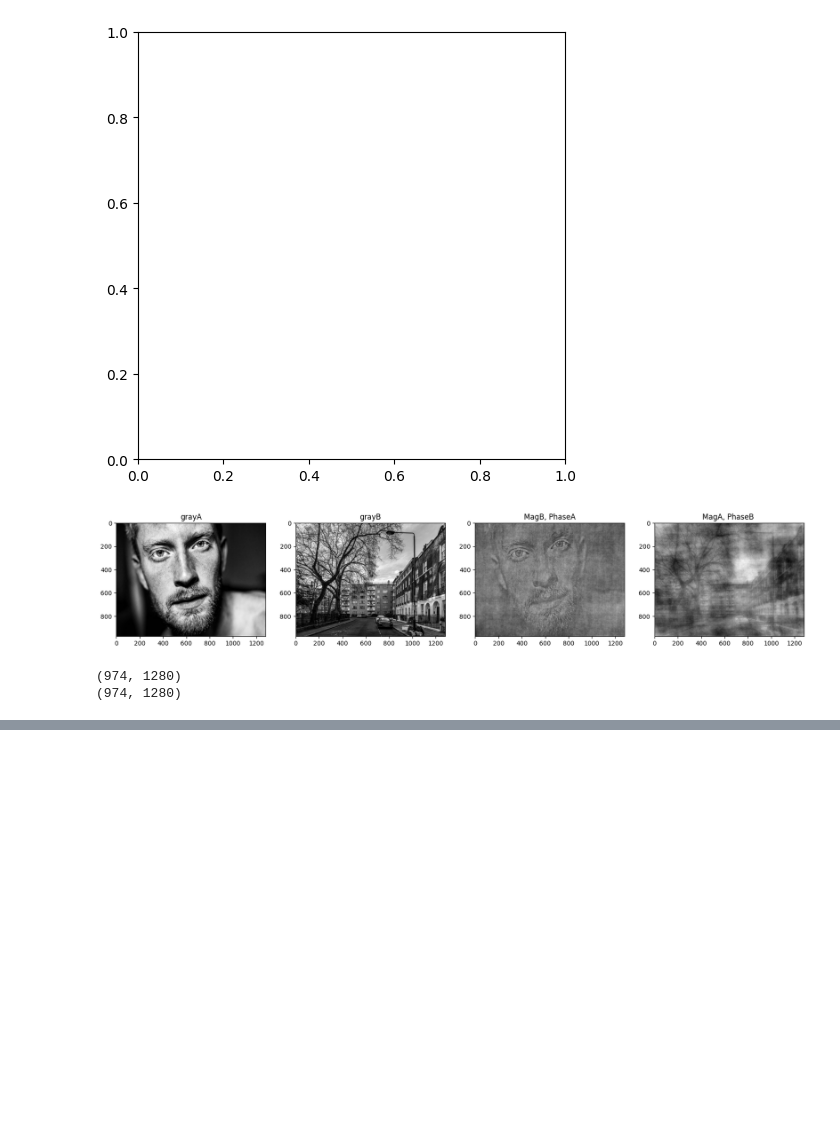
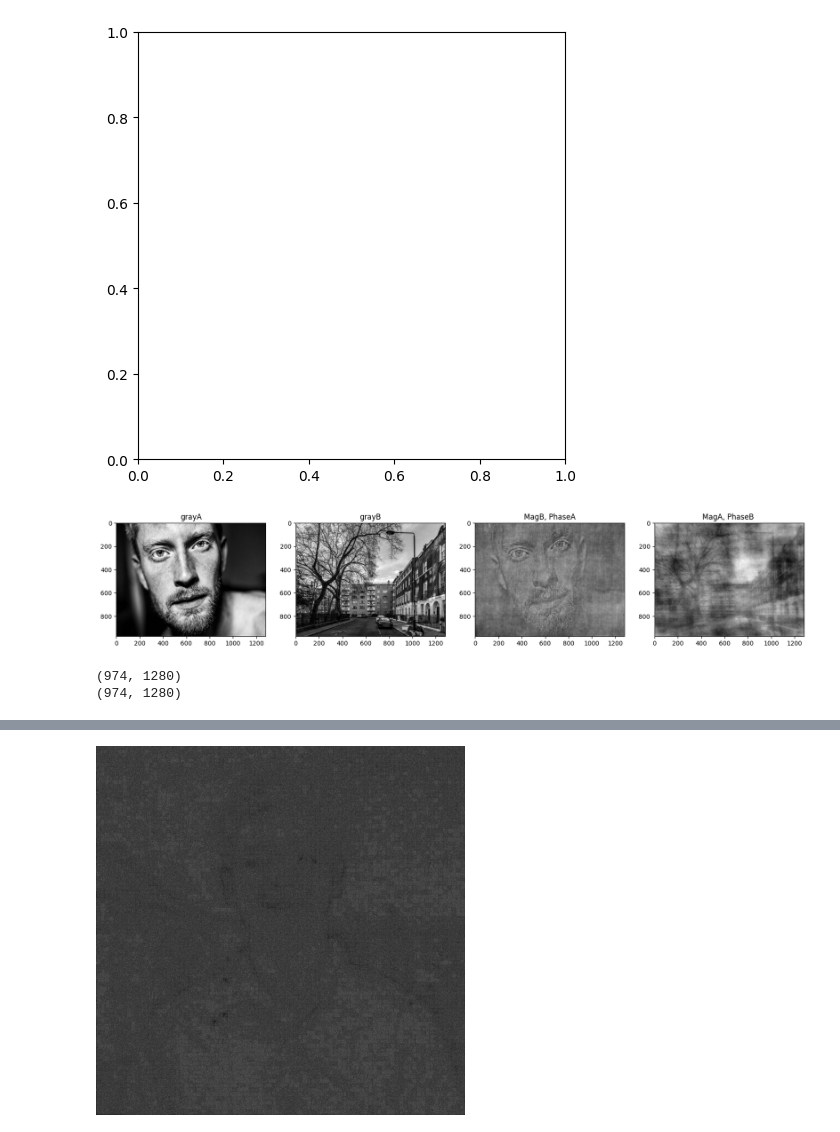
Before and after one commit to omaranwar21/Image_Mixer, a Jupyter notebook: processing/processing.ipynb, the cells around one changed output, grey strips where cells are left out. Drawn from its saved outputs; the diff is of its cells as text; code cells hidden in the pictures; blank space fills up the shorter version.

Commit message:
image class

```diff
--- a/processing/processing.ipynb
+++ b/processing/processing.ipynb
@@ -112,6 +112,7 @@ def construct_image(magnitude, angle, id):
     if id:
         image_combined = cv2.equalizeHist(image_combined.astype(np.uint8))
 
+    cv2.imwrite('../backend/files/result.png', image_combined)
     return image_combined
 
 def points(x_percentage, y_percentage, width, height):
@@ -129,7 +130,7 @@ def points(x_percentage, y_percentage, width, height):
 
     return coordinates
 
-def crop_2d_img(image,coordinates):
+def crop_2d_img(image, coordinates):
 
     max_height= image.shape[0]-1
     cutted_img = np.zeros_like(image)
@@ -138,6 +139,20 @@ def crop_2d_img(image,coordinates):
         for y in range(int(coordinates[2]),int(coordinates[3])):
             cutted_img[max_height-y,x] = image[max_height-y,x]
     return cutted_img
+
+def plot_magnitude_phase(mag, angle):
+    phase = np.exp(1j*angle)
+    # db.magnitude['mag'+str(counter.imgId)] = mag
+    # db.angle['phase'+str(counter.imgId)] = angle
+    mag = np.fft.ifftshift(mag)
+    inverse_mag = np.fft.ifft2(mag)
+    phase = np.fft.ifftshift(phase)
+    inverse_phase = np.fft.ifft2(phase)
+    # plt.imshow(np.abs(np.log(inverse_mag)), cmap="gray")
+    cv2.imwrite('../backend/files/mag.png', np.abs(np.log(inverse_mag)))
+    # plt.clf()
+    # plt.imshow(np.abs(np.log(inverse_phase)), cmap="gray")
+    cv2.imwrite('../backend/files/phase.png', np.abs(np.log(inverse_phase)))
 
 # def plot_magnitude_phase(image_path):
 #     mag, angle = fourier_2D(image_path)
@@ -265,0 +1200,26 @@ Error:
+# %%
+grayA = "mazen.jpeg"
+# grayA = cv2.imread(grayA, 0)
+
+mag, angle =  fourier_2D (grayA)
+
+arr = points (50, 50, 40, 40)
+
+new_mag = crop_2d_img(mag, arr)
+new_angle = crop_2d_img(angle, arr)
+new_image1 = construct_image(new_mag, angle, 0)
+new_image2 = construct_image(mag, new_angle, 1)
+new_image3 = construct_image(new_mag, new_angle, 1)
+
+phase = np.exp(1j*angle)
+inverse_mag = np.fft.ifft2(mag)
+inverse_phase = np.fft.ifft2(phase)
+plt.axis('off')
+plt.imshow(np.abs(np.log(inverse_mag)), cmap="gray")
+plt.savefig('../backend/files/mag.png')
+plt.clf()
+plt.axis('off')
+plt.imshow(np.abs(np.log(inverse_phase)), cmap="gray")
+plt.savefig('../backend/files/phase.png', bbox_inches= 'tight')
+# %% [output]
+[figure, added]
```
Also changed, not shown: parts of 16 cells of this notebook, 2 other files.
